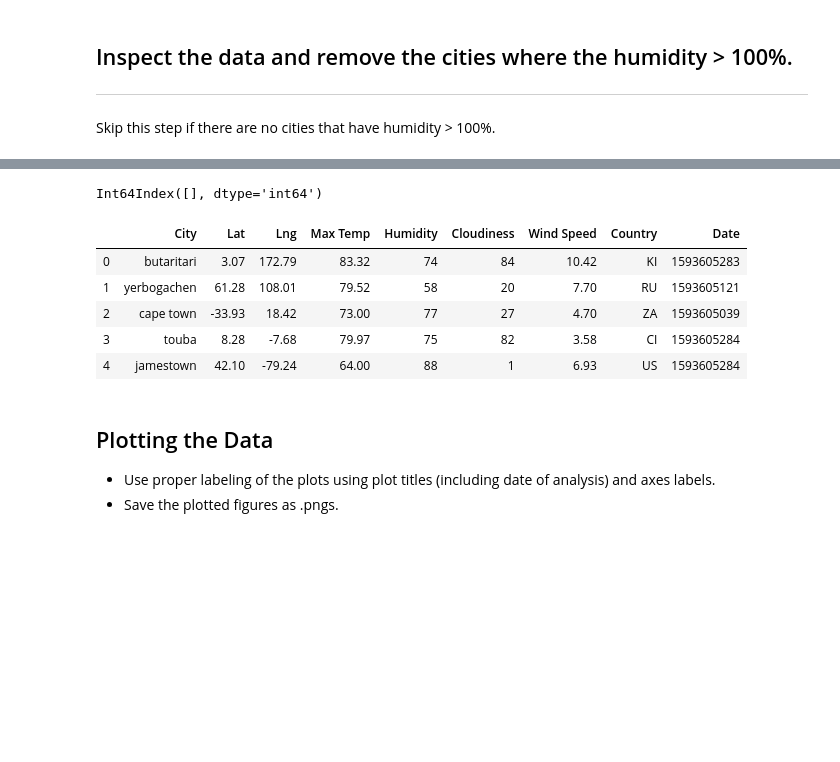
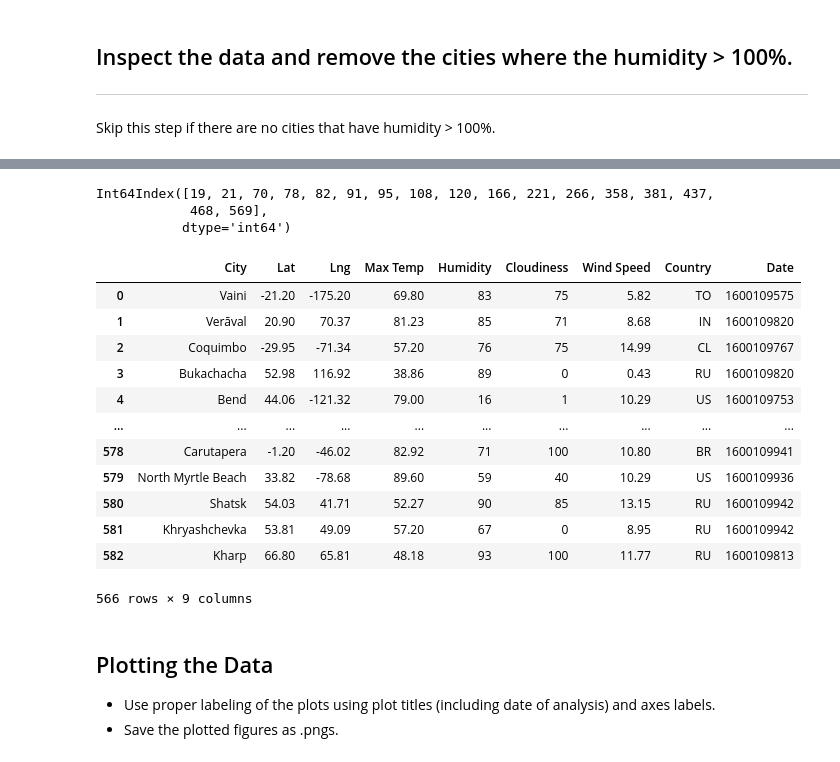
Before and after one commit to loucksjohn/python_api_challenge, a Jupyter notebook: WeatherPy/WeatherPy.ipynb, the cells around one changed output, grey strips where cells are left out. Saved outputs shown, nothing was run; the diff lists cells and outputs as text; code cells hidden in the pictures; blank space fills up the shorter version.

```diff
--- a/WeatherPy/WeatherPy.ipynb
+++ b/WeatherPy/WeatherPy.ipynb
@@ -69,7 +70,7 @@ weather_response
 * Perform a weather check on each city using a series of successive API calls.
 * Include a print log of each city as it'sbeing processed (with the city number and city name).
 # %%
-city_data=[]
+name=[]
 lat=[]
 lon=[]
 temp=[]
@@ -81,14 +82,19 @@ date=[]
 
 
 for i,city in enumerate (cities):
-    response = requests.get(query_url + city).json()
-    lat.append(response['coord']['lat'])
-    lon.append(response['coord']['lon'])
-    temp.append(response['main']['temp_max'])
-    humid.append(response['main']['humidity'])
-    cloud.append(response['clouds']['all'])
-    wind.append(response['wind']['speed'])
-    country.append(response['sys']['country'])
-    date.append(response['dt'])
+    try:
+        queryurl=f"{url}appid={weather_api_key}&q={city}&units={units}"
+        response = requests.get(queryurl).json()
+        name.append(response['name'])
+        lat.append(response['coord']['lat'])
+        lon.append(response['coord']['lon'])
+        temp.append(response['main']['temp_max'])
+        humid.append(response['main']['humidity'])
+        cloud.append(response['clouds']['all'])
+        wind.append(response['wind']['speed'])
+        country.append(response['sys']['country'])
+        date.append(response['dt'])
+    except:
+        pass
     print(i, city)
 # %% [output]
@@ -114,8 +120,8 @@ for i,city in enumerate (cities):
 * Export the city data into a .csv.
 * Display the DataFrame
 # %%
-weather_df = pd.DataFrame({"City": cities, "Lat": lat, "Lng": lon, "Max Temp": temp, "Humidity": humid, "Cloudiness": cloud, "Wind Speed": wind, "Country": country, "Date": date})
+weather_df = pd.DataFrame({"City": name, "Lat": lat, "Lng": lon, "Max Temp": temp, "Humidity": humid, "Cloudiness": cloud, "Wind Speed": wind, "Country": country, "Date": date})
+weather_df.to_csv("Weather_Output.csv")
 weather_df
-#cities_pd.to_csv("Airport_Output.csv")
 # %% [output]
 |  | City | Lat | Lng | Max Temp | Humidity | Cloudiness | Wind Speed | Country | Date |
@@ -160,17 +161,32 @@ Skip this step if there are no cities that have humidity > 100%.
+# %%
+#weather_df.loc[weather_df["Humidity"]== 100]
+indices = weather_df[ weather_df["Humidity"]== 100 ].index
 # %%
 #  Get the indices of cities that have humidity over 100%.
+indices
 # %% [output]
-Int64Index([], dtype='int64')
+Int64Index([19, 21, 70, 78, 82, 91, 95, 108, 120, 166, 221, 266, 358, 381, 437,
+            468, 569],
+           dtype='int64')
 # %%
 # Make a new DataFrame equal to the city data to drop all humidity outliers by index.
 # Passing "inplace=False" will make a copy of the city_data DataFrame, which we call "clean_city_data".
+new_weather_df=weather_df.drop(indices , inplace=False)
+new_weather_df
 # %% [output]
 |  | City | Lat | Lng | Max Temp | Humidity | Cloudiness | Wind Speed | Country | Date |
-| 0 | butaritari | 3.07 | 172.79 | 83.32 | 74 | 84 | 10.42 | KI | 1593605283 |
-| 1 | yerbogachen | 61.28 | 108.01 | 79.52 | 58 | 20 | 7.70 | RU | 1593605121 |
-| 2 | cape town | -33.93 | 18.42 | 73.00 | 77 | 27 | 4.70 | ZA | 1593605039 |
-| 3 | touba | 8.28 | -7.68 | 79.97 | 75 | 82 | 3.58 | CI | 1593605284 |
-| 4 | jamestown | 42.10 | -79.24 | 64.00 | 88 | 1 | 6.93 | US | 1593605284 |
+| 0 | Vaini | -21.20 | -175.20 | 69.80 | 83 | 75 | 5.82 | TO | 1600109575 |
+| 1 | Verāval | 20.90 | 70.37 | 81.23 | 85 | 71 | 8.68 | IN | 1600109820 |
+| 2 | Coquimbo | -29.95 | -71.34 | 57.20 | 76 | 75 | 14.99 | CL | 1600109767 |
+| 3 | Bukachacha | 52.98 | 116.92 | 38.86 | 89 | 0 | 0.43 | RU | 1600109820 |
+| 4 | Bend | 44.06 | -121.32 | 79.00 | 16 | 1 | 10.29 | US | 1600109753 |
+| ... | ... | ... | ... | ... | ... | ... | ... | ... | ... |
+| 578 | Carutapera | -1.20 | -46.02 | 82.92 | 71 | 100 | 10.80 | BR | 1600109941 |
+| 579 | North Myrtle Beach | 33.82 | -78.68 | 89.60 | 59 | 40 | 10.29 | US | 1600109936 |
+| 580 | Shatsk | 54.03 | 41.71 | 52.27 | 90 | 85 | 13.15 | RU | 1600109942 |
+| 581 | Khryashchevka | 53.81 | 49.09 | 57.20 | 67 | 0 | 8.95 | RU | 1600109942 |
+| 582 | Kharp | 66.80 | 65.81 | 48.18 | 93 | 100 | 11.77 | RU | 1600109813 |
+566 rows × 9 columns
 # %% [markdown]
 ## Plotting the Data
 * Use proper labeling of the plots using plot titles (including date of analysis) and axes labels.
```
Also changed, not shown: parts of 35 cells of this notebook, 1 other file.
